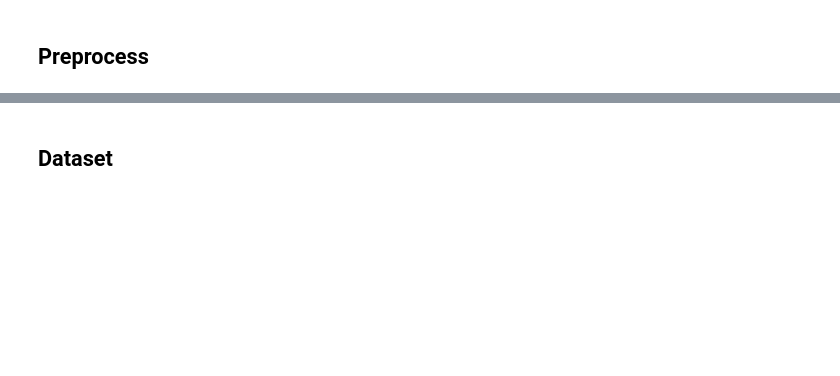
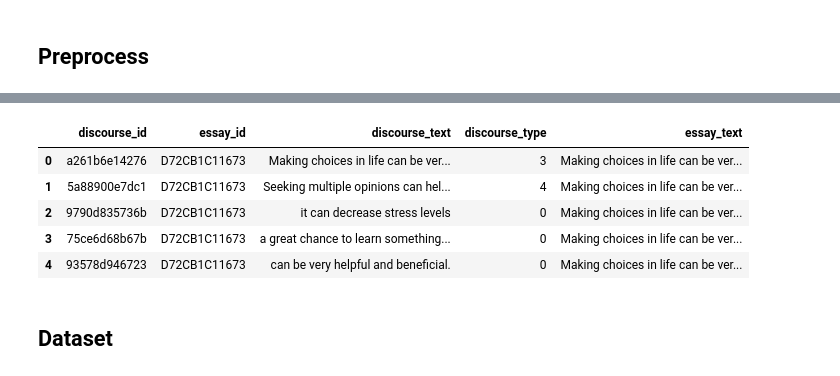
Before and after one commit to Parsonlee/Kaggle, a Jupyter notebook: Feedback/pytorch-lightning-feedback-prediction.ipynb, the cells around one changed output, grey strips where cells are left out. Drawn from its saved outputs; the diff is of its cells as text; code cells hidden in the pictures; blank space fills up the shorter version.

```diff
--- a/Feedback/pytorch-lightning-feedback-prediction.ipynb
+++ b/Feedback/pytorch-lightning-feedback-prediction.ipynb
@@ -55,3 +103,5 @@ test.head()
 # %%
 encoder = LabelEncoder()
 train['discourse_effectiveness'] = encoder.fit_transform(train['discourse_effectiveness'])
+train['discourse_type'] = encoder.fit_transform(train['discourse_type'])
+test['discourse_type'] = encoder.fit_transform(test['discourse_type'])
@@ -60,3 +108,13 @@ train.head()
+# %%
+# train.head()
+test.head()
+# %% [output]
+|  | discourse_id | essay_id | discourse_text | discourse_type | essay_text |
+| 0 | a261b6e14276 | D72CB1C11673 | Making choices in life can be ver... | 3 | Making choices in life can be ver... |
+| 1 | 5a88900e7dc1 | D72CB1C11673 | Seeking multiple opinions can hel... | 4 | Making choices in life can be ver... |
+| 2 | 9790d835736b | D72CB1C11673 | it can decrease stress levels | 0 | Making choices in life can be ver... |
+| 3 | 75ce6d68b67b | D72CB1C11673 | a great chance to learn something... | 0 | Making choices in life can be ver... |
+| 4 | 93578d946723 | D72CB1C11673 | can be very helpful and beneficial. | 0 | Making choices in life can be ver... |
 # %% [markdown]
 ## Dataset
 # %%
```
Also changed, not shown: parts of 18 cells of this notebook.
